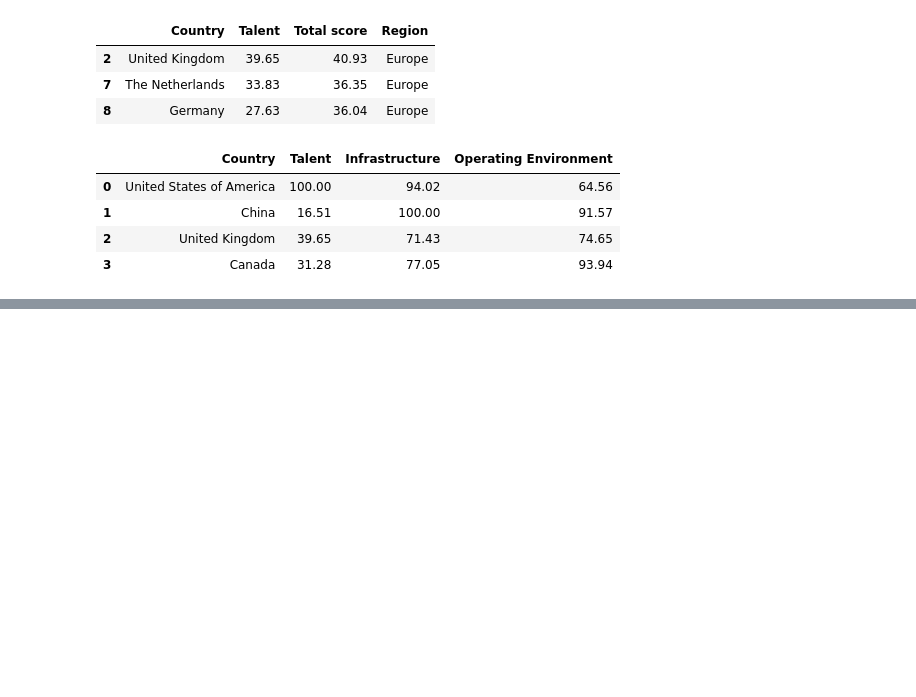
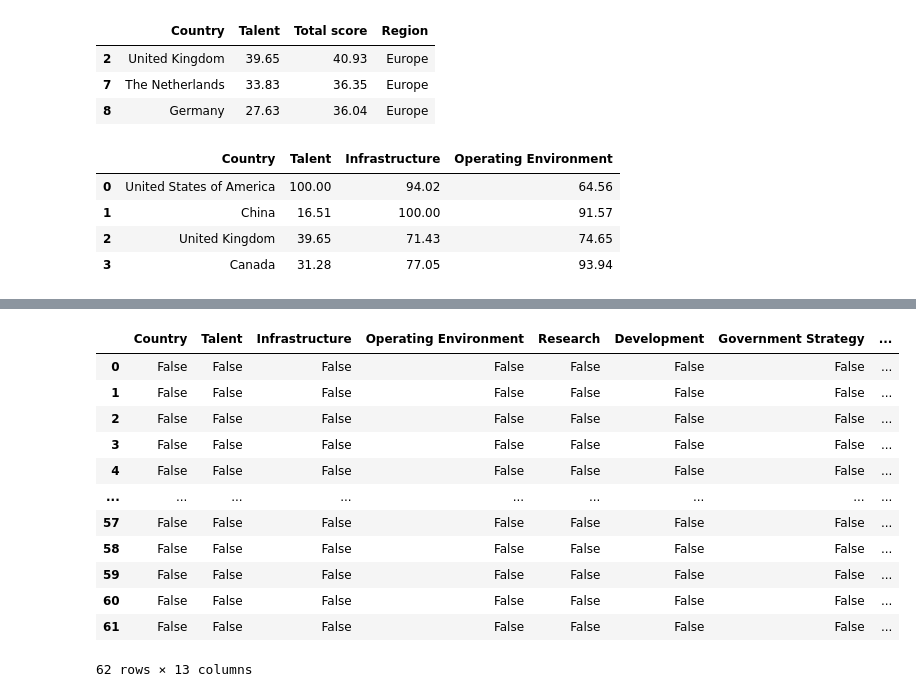
Before and after one commit to Harmain-Ali/Complete-EDA-Guide, a Jupyter notebook: cheatsheats_notebooks/Pandas_Cheatsheat.ipynb, the cells around one changed output, grey strips where cells are left out. Cells and saved outputs as stored; diff of their text form; code cells hidden in the pictures; blank space fills up the shorter version.

Commit message:
added in pandas cheat sheat

```diff
--- a/cheatsheats_notebooks/Pandas_Cheatsheat.ipynb
+++ b/cheatsheats_notebooks/Pandas_Cheatsheat.ipynb
@@ -520,0 +575,19 @@ df.iloc[0:4,0:4]
+# %%
+# The df.isnull() method in Pandas is used to identify missing values within a DataFrame.
+# When this method is called, it returns a DataFrame of the same shape as the original,
+# where each cell is either True or False, indicating whether the corresponding cell in the original DataFrame is null or not.
+df.isnull()
+# %% [output]
+|  | Country | Talent | Infrastructure | Operating Environment | Research | Development | Government Strategy | ... |
+| 0 | False | False | False | False | False | False | False | ... |
+| 1 | False | False | False | False | False | False | False | ... |
+| 2 | False | False | False | False | False | False | False | ... |
+| 3 | False | False | False | False | False | False | False | ... |
+| 4 | False | False | False | False | False | False | False | ... |
+| ... | ... | ... | ... | ... | ... | ... | ... | ... |
+| 57 | False | False | False | False | False | False | False | ... |
+| 58 | False | False | False | False | False | False | False | ... |
+| 59 | False | False | False | False | False | False | False | ... |
+| 60 | False | False | False | False | False | False | False | ... |
+| 61 | False | False | False | False | False | False | False | ... |
+62 rows × 13 columns
```
Also changed, not shown: parts of 16 cells of this notebook, 1 other file.
